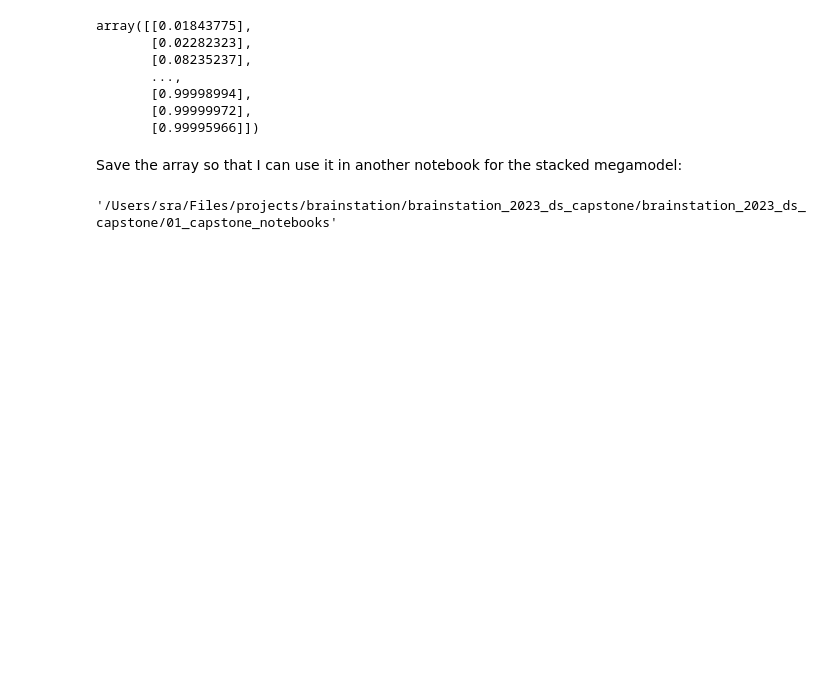
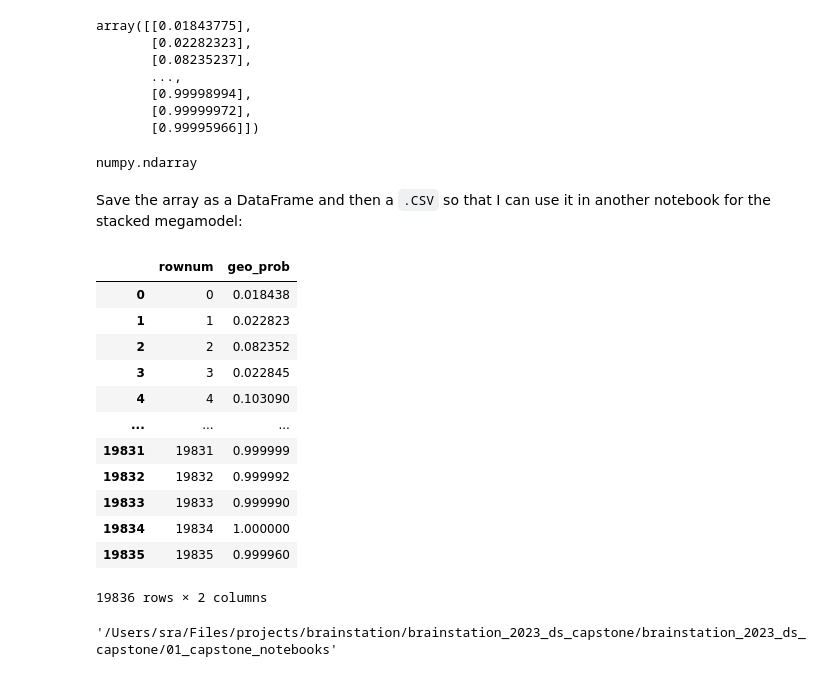
Before and after one commit to sralter/classifire, a Jupyter notebook: 01_capstone_notebooks/alter_samuel_capstone_geoanalysis.ipynb, the cells around one changed output. Cells and saved outputs as stored; diff of their text form; code cells hidden in the pictures; blank space fills up the shorter version.

Commit message:
updated notebooks and added metamodel notebook. Added the two prediction csv files

```diff
--- a/01_capstone_notebooks/alter_samuel_capstone_geoanalysis.ipynb
+++ b/01_capstone_notebooks/alter_samuel_capstone_geoanalysis.ipynb
@@ -1298,8 +1298,31 @@ array([[0.01843775],
        [0.99998994],
        [0.99999972],
        [0.99995966]])
+# %%
+type(geo_prob)
+# %% [output]
+numpy.ndarray
 # %% [markdown]
-Save the array so that I can use it in another notebook for the stacked megamodel:
+Save the array as a DataFrame and then a `.CSV` so that I can use it in another notebook for the stacked megamodel:
+# %%
+geo_prob_df=pd.DataFrame(geo_prob,columns=['geo_prob'])
+geo_prob_df['rownum']=geo_prob_df.index
+geo_prob_df=geo_prob_df[['rownum','geo_prob']]
+geo_prob_df
+# %% [output]
+|  | rownum | geo_prob |
+| 0 | 0 | 0.018438 |
+| 1 | 1 | 0.022823 |
+| 2 | 2 | 0.082352 |
+| 3 | 3 | 0.022845 |
+| 4 | 4 | 0.103090 |
+| ... | ... | ... |
+| 19831 | 19831 | 0.999999 |
+| 19832 | 19832 | 0.999992 |
+| 19833 | 19833 | 0.999990 |
+| 19834 | 19834 | 1.000000 |
+| 19835 | 19835 | 0.999960 |
+19836 rows × 2 columns
 # %%
 %pwd
 # %% [output]
```
Also changed, not shown: parts of 3 cells of this notebook, 7 other files.
